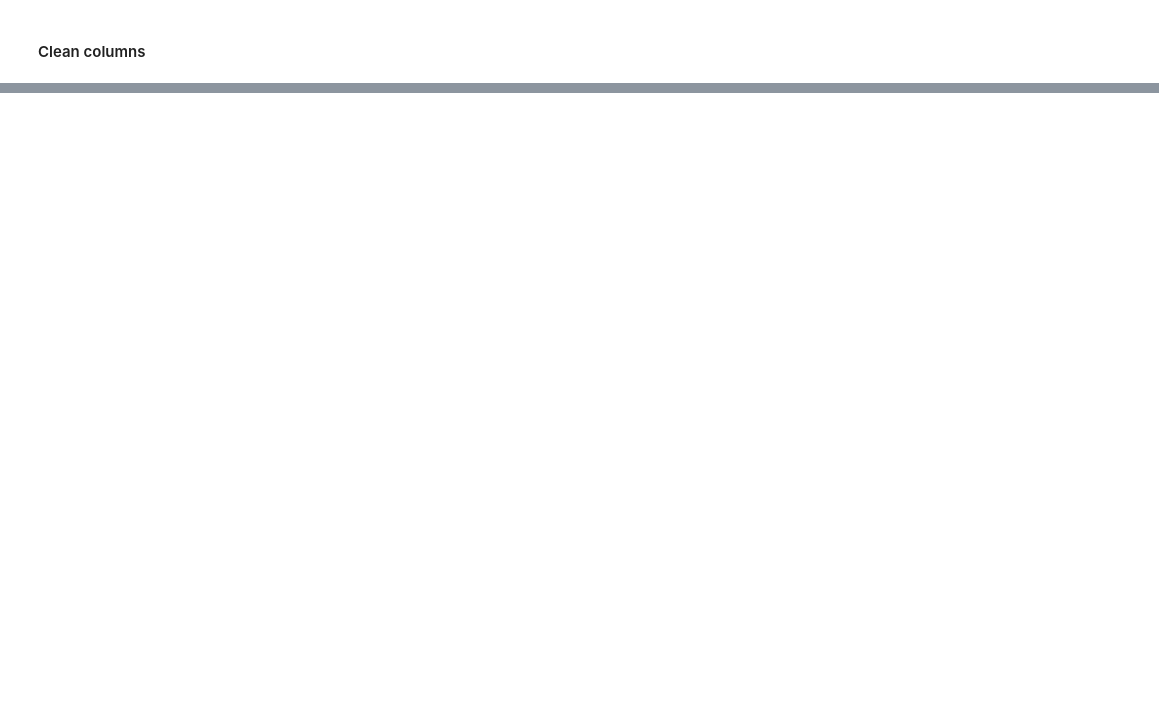
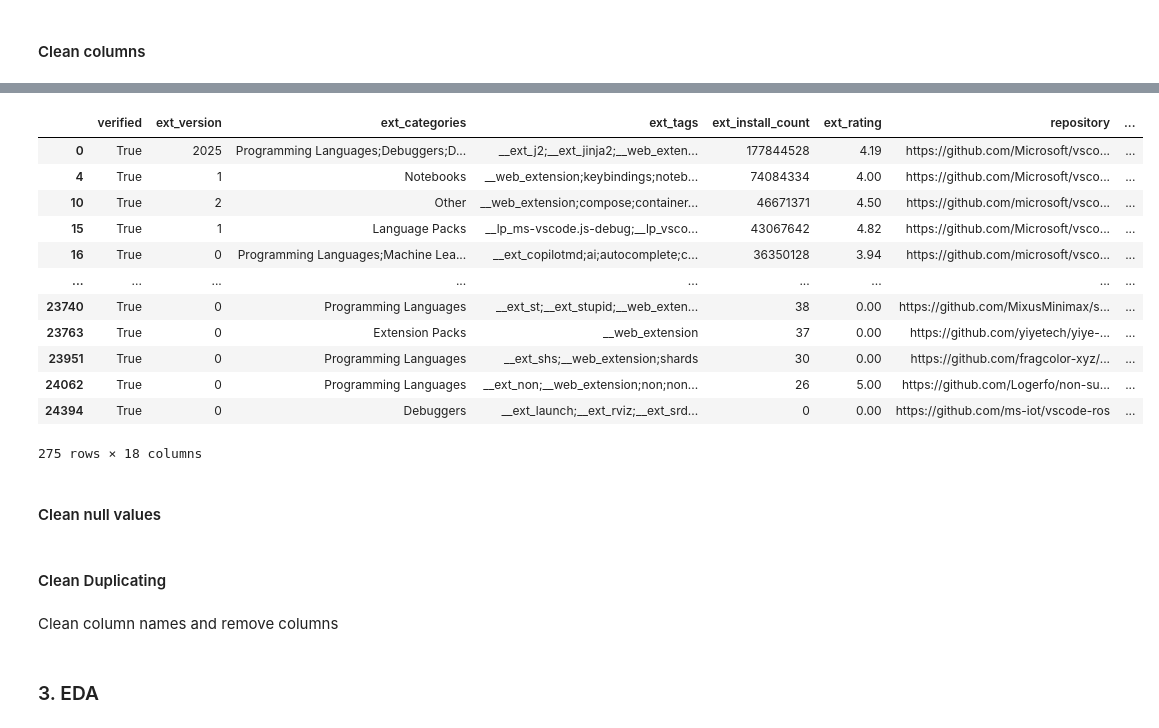
Before and after one commit to Ironhack-DA-Course/proj-final, a Jupyter notebook: notebooks/data_preprocessing.ipynb, the cells around one changed output, grey strips where cells are left out. Drawn from its saved outputs; the diff is of its cells as text; code cells hidden in the pictures; blank space fills up the shorter version.

```diff
--- a/notebooks/data_preprocessing.ipynb
+++ b/notebooks/data_preprocessing.ipynb
@@ -124,0 +203,5 @@ df[(df["ext_rating"] == 0) & (df["ext_install_count"] < 10) & (df["repo_stars"]
+# %%
+#repo_languages
+# eval the obj[] and transform to str
+df["repo_languages"] = df["repo_languages"].apply(lambda x: literal_eval(x) if pd.notna(x) else [])
+df["repo_languages"] = df["repo_languages"].apply(lambda x: ';'.join(map(str, x)) if x else "Unknown")
@@ -125,3 +237,31 @@ df[(df["ext_rating"] == 0) & (df["ext_install_count"] < 10) & (df["repo_stars"]
+# %%
+#repo_topics
+df["repo_topics"] = df["repo_topics"].apply(lambda x: literal_eval(x) if pd.notna(x) else [])
+df["repo_topics"] = df["repo_topics"].apply(lambda x: ';'.join(map(str, x)) if x else "Unknown")
+# %%
+df[(df["verified"] == True) & (df["repo_languages"] == "Unknown")]
+# %% [output]
+|  | verified | ext_version | ext_categories | ext_tags | ext_install_count | ext_rating | repository | ... |
+| 0 | True | 2025 | Programming Languages;Debuggers;D... | __ext_j2;__ext_jinja2;__web_exten... | 177844528 | 4.19 | https://github.com/Microsoft/vsco... | ... |
+| 4 | True | 1 | Notebooks | __web_extension;keybindings;noteb... | 74084334 | 4.00 | https://github.com/Microsoft/vsco... | ... |
+| 10 | True | 2 | Other | __web_extension;compose;container... | 46671371 | 4.50 | https://github.com/microsoft/vsco... | ... |
+| 15 | True | 1 | Language Packs | __lp_ms-vscode.js-debug;__lp_vsco... | 43067642 | 4.82 | https://github.com/Microsoft/vsco... | ... |
+| 16 | True | 0 | Programming Languages;Machine Lea... | __ext_copilotmd;ai;autocomplete;c... | 36350128 | 3.94 | https://github.com/microsoft/vsco... | ... |
+| ... | ... | ... | ... | ... | ... | ... | ... | ... |
+| 23740 | True | 0 | Programming Languages | __ext_st;__ext_stupid;__web_exten... | 38 | 0.00 | https://github.com/MixusMinimax/s... | ... |
+| 23763 | True | 0 | Extension Packs | __web_extension | 37 | 0.00 | https://github.com/yiyetech/yiye-... | ... |
+| 23951 | True | 0 | Programming Languages | __ext_shs;__web_extension;shards | 30 | 0.00 | https://github.com/fragcolor-xyz/... | ... |
+| 24062 | True | 0 | Programming Languages | __ext_non;__web_extension;non;non... | 26 | 5.00 | https://github.com/Logerfo/non-su... | ... |
+| 24394 | True | 0 | Debuggers | __ext_launch;__ext_rviz;__ext_srd... | 0 | 0.00 | https://github.com/ms-iot/vscode-ros | ... |
+275 rows × 18 columns
+# %% [markdown]
+#### Clean null values
+# %% [markdown]
+#### Clean Duplicating
+# %% [markdown]
+Clean column names and remove columns
+# %% [markdown]
+### 3. EDA
 # %%
 cols_num = df.select_dtypes(include = ['float','int']).columns.to_list()
 cols_cat = df.select_dtypes(include = ['object', 'category']).columns.to_list()
```
Also changed, not shown: parts of 27 cells of this notebook, 7 other files.
